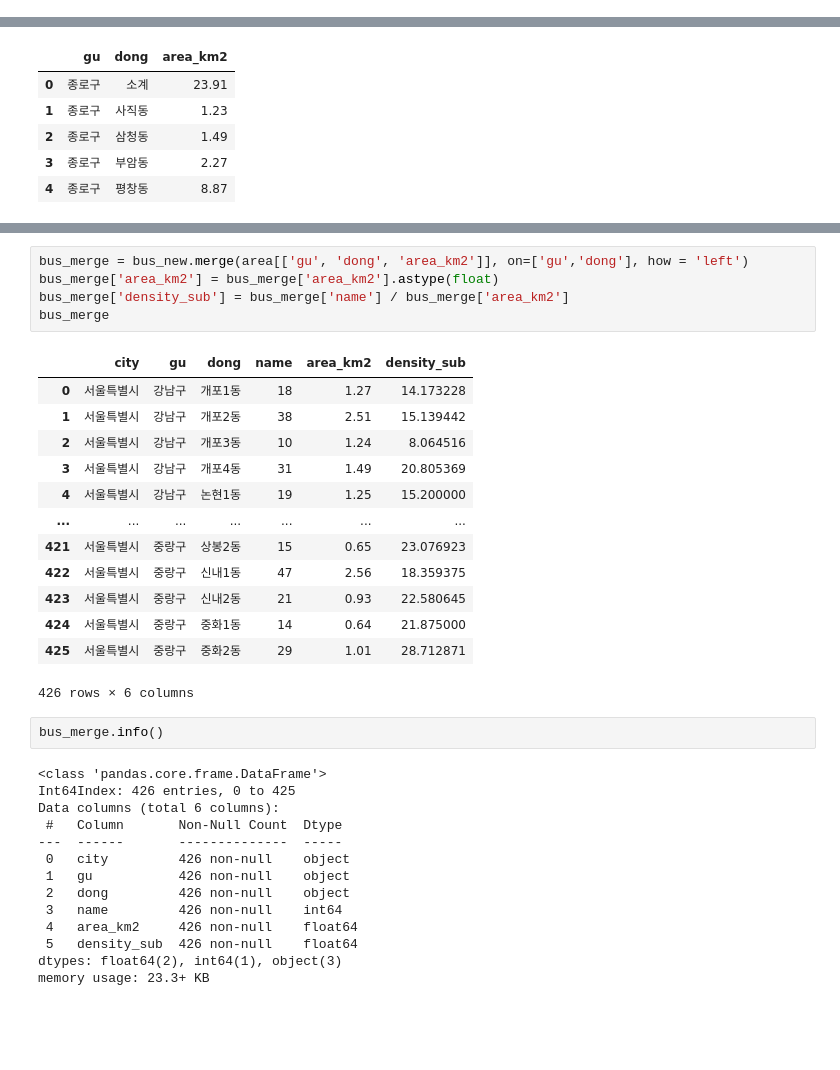
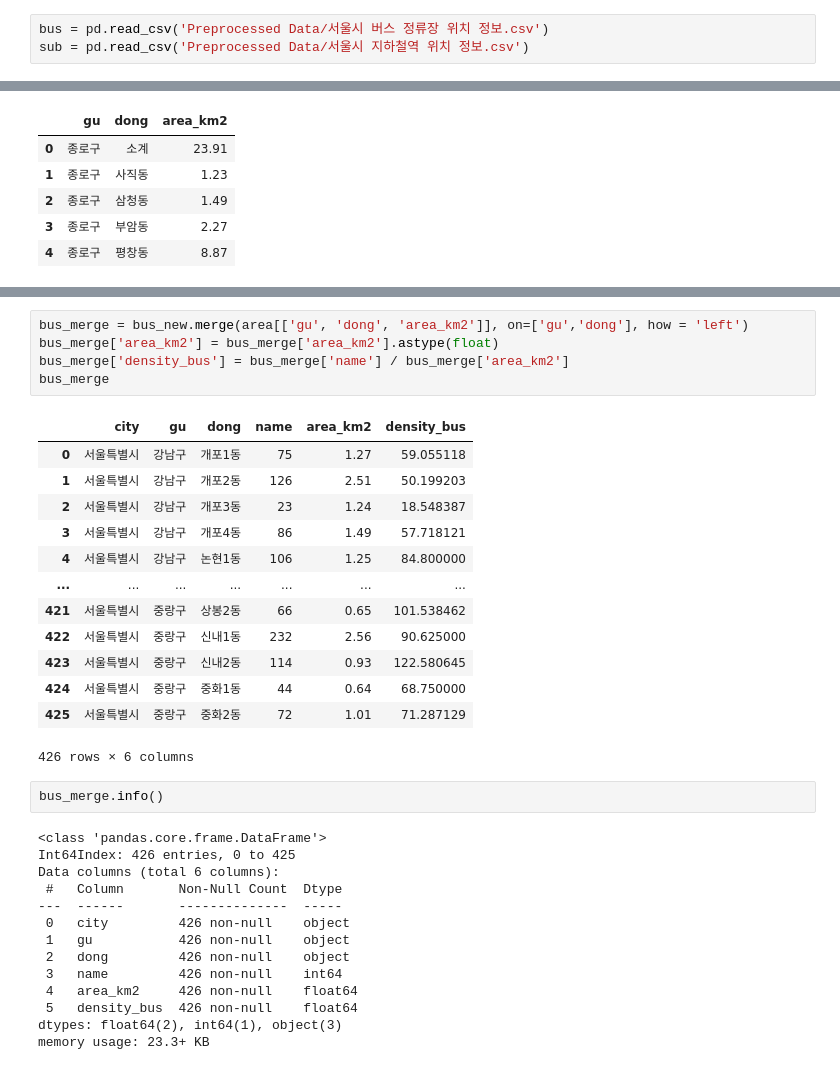
Before and after one commit to zissuuo/seoul_bigdata_campus, a Jupyter notebook: 대중교통 위치정보.ipynb, the cells around one changed output, grey strips where cells are left out. Saved outputs shown, nothing was run; the diff lists cells and outputs as text; blank space fills up the shorter version.

Commit message:
prepro_final

```diff
--- a/대중교통 위치정보.ipynb
+++ b/대중교통 위치정보.ipynb
@@ -236,6 +224,9 @@ bus = bus[bus['city'] == '서울특별시']
 bus.to_csv('/Users/Jenny/Desktop/seoulbigcam/Preprocessed Data/서울시 버스 정류장 위치 정보.csv')
 # %% [markdown]
 ### 면적 당 지하철역/버스정류장 산출
+# %%
+bus = pd.read_csv('Preprocessed Data/서울시 버스 정류장 위치 정보.csv')
+sub = pd.read_csv('Preprocessed Data/서울시 지하철역 위치 정보.csv')
 # %%
 bus_no_dup = bus.drop_duplicates()
 sub_no_dup = sub.drop_duplicates()
@@ -314,21 +291,21 @@ sub_merge['density_sub'] = sub_merge['sub_name'] / sub_merge['area_km2']
 # %%
 bus_merge = bus_new.merge(area[['gu', 'dong', 'area_km2']], on=['gu','dong'], how = 'left')
 bus_merge['area_km2'] = bus_merge['area_km2'].astype(float)
-bus_merge['density_sub'] = bus_merge['name'] / bus_merge['area_km2']
+bus_merge['density_bus'] = bus_merge['name'] / bus_merge['area_km2']
 bus_merge
 # %% [output]
-|  | city | gu | dong | name | area_km2 | density_sub |
-| 0 | 서울특별시 | 강남구 | 개포1동 | 18 | 1.27 | 14.173228 |
-| 1 | 서울특별시 | 강남구 | 개포2동 | 38 | 2.51 | 15.139442 |
-| 2 | 서울특별시 | 강남구 | 개포3동 | 10 | 1.24 | 8.064516 |
-| 3 | 서울특별시 | 강남구 | 개포4동 | 31 | 1.49 | 20.805369 |
-| 4 | 서울특별시 | 강남구 | 논현1동 | 19 | 1.25 | 15.200000 |
+|  | city | gu | dong | name | area_km2 | density_bus |
+| 0 | 서울특별시 | 강남구 | 개포1동 | 75 | 1.27 | 59.055118 |
+| 1 | 서울특별시 | 강남구 | 개포2동 | 126 | 2.51 | 50.199203 |
+| 2 | 서울특별시 | 강남구 | 개포3동 | 23 | 1.24 | 18.548387 |
+| 3 | 서울특별시 | 강남구 | 개포4동 | 86 | 1.49 | 57.718121 |
+| 4 | 서울특별시 | 강남구 | 논현1동 | 106 | 1.25 | 84.800000 |
 | ... | ... | ... | ... | ... | ... | ... |
-| 421 | 서울특별시 | 중랑구 | 상봉2동 | 15 | 0.65 | 23.076923 |
-| 422 | 서울특별시 | 중랑구 | 신내1동 | 47 | 2.56 | 18.359375 |
-| 423 | 서울특별시 | 중랑구 | 신내2동 | 21 | 0.93 | 22.580645 |
-| 424 | 서울특별시 | 중랑구 | 중화1동 | 14 | 0.64 | 21.875000 |
-| 425 | 서울특별시 | 중랑구 | 중화2동 | 29 | 1.01 | 28.712871 |
+| 421 | 서울특별시 | 중랑구 | 상봉2동 | 66 | 0.65 | 101.538462 |
+| 422 | 서울특별시 | 중랑구 | 신내1동 | 232 | 2.56 | 90.625000 |
+| 423 | 서울특별시 | 중랑구 | 신내2동 | 114 | 0.93 | 122.580645 |
+| 424 | 서울특별시 | 중랑구 | 중화1동 | 44 | 0.64 | 68.750000 |
+| 425 | 서울특별시 | 중랑구 | 중화2동 | 72 | 1.01 | 71.287129 |
 426 rows × 6 columns
 # %%
 bus_merge.info()
@@ -343,7 +320,7 @@ Data columns (total 6 columns):
  2   dong         426 non-null    object
  3   name         426 non-null    int64
  4   area_km2     426 non-null    float64
- 5   density_sub  426 non-null    float64
+ 5   density_bus  426 non-null    float64
 dtypes: float64(2), int64(1), object(3)
 memory usage: 23.3+ KB
 # %%
```
Also changed, not shown: parts of 6 cells of this notebook, 48 other files.
